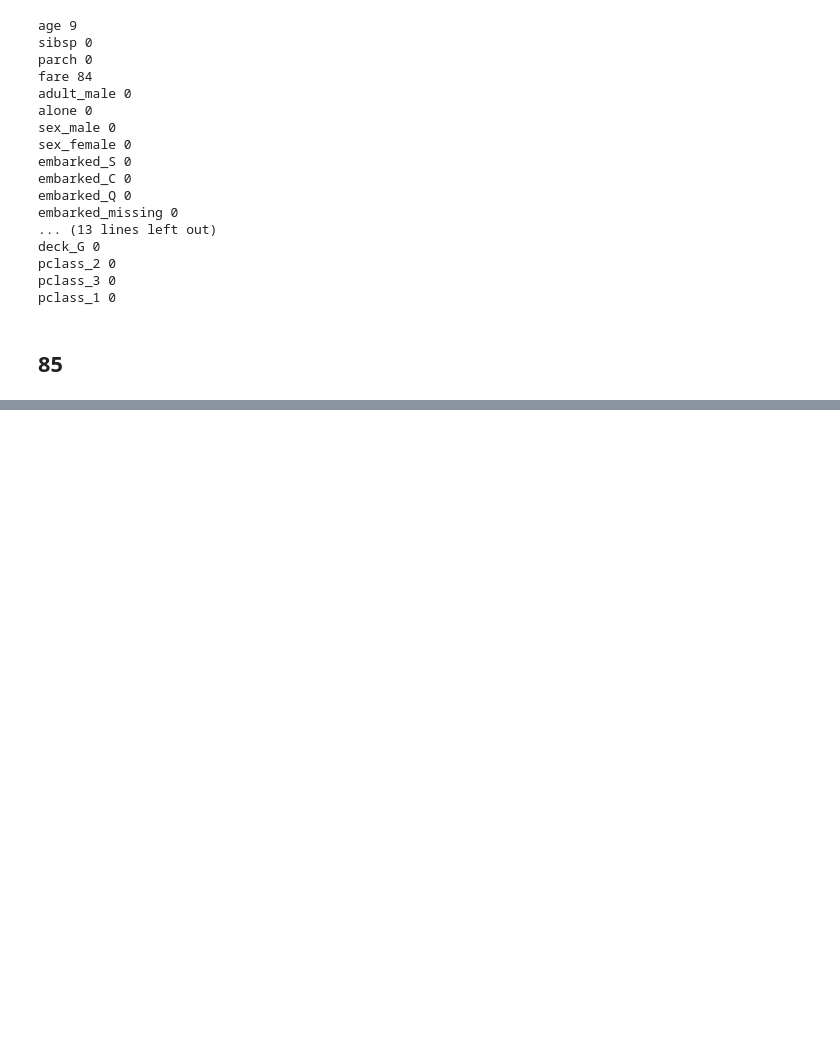
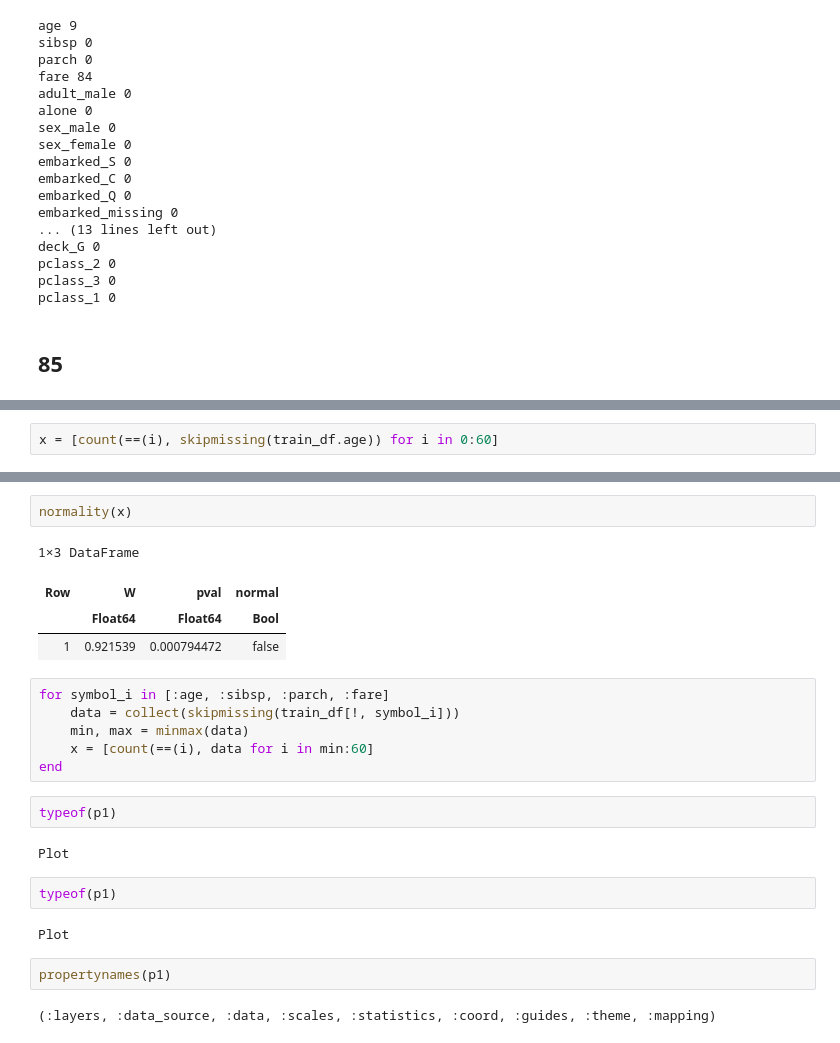
Before and after one commit to ktman-ktman/100knock-process-visualization, a Jupyter notebook: notebook/julia/chapter7.ipynb, the cells around one changed output, grey strips where cells are left out. Drawn from its saved outputs; the diff is of its cells as text; blank space fills up the shorter version.

```diff
--- a/notebook/julia/chapter7.ipynb
+++ b/notebook/julia/chapter7.ipynb
@@ -204,0 +296,2 @@ pclass_1 0
+# %%
+x = [count(==(i), skipmissing(train_df.age)) for i in 0:60]
@@ -204,0 +327,25 @@ pclass_1 0
+# %%
+normality(x)
+# %% [output]
+1×3 DataFrame
+| Row | W | pval | normal |
+|  | Float64 | Float64 | Bool |
+| 1 | 0.921539 | 0.000794472 | false |
+# %%
+for symbol_i in [:age, :sibsp, :parch, :fare]
+    data = collect(skipmissing(train_df[!, symbol_i]))
+    min, max = minmax(data)
+    x = [count(==(i), data for i in min:60]
+end
+# %%
+typeof(p1)
+# %% [output]
+Plot
+# %%
+typeof(p1)
+# %% [output]
+Plot
+# %%
+propertynames(p1)
+# %% [output]
+(:layers, :data_source, :data, :scales, :statistics, :coord, :guides, :theme, :mapping)
```
Also changed, not shown: parts of 9 cells of this notebook, 1 other file.
